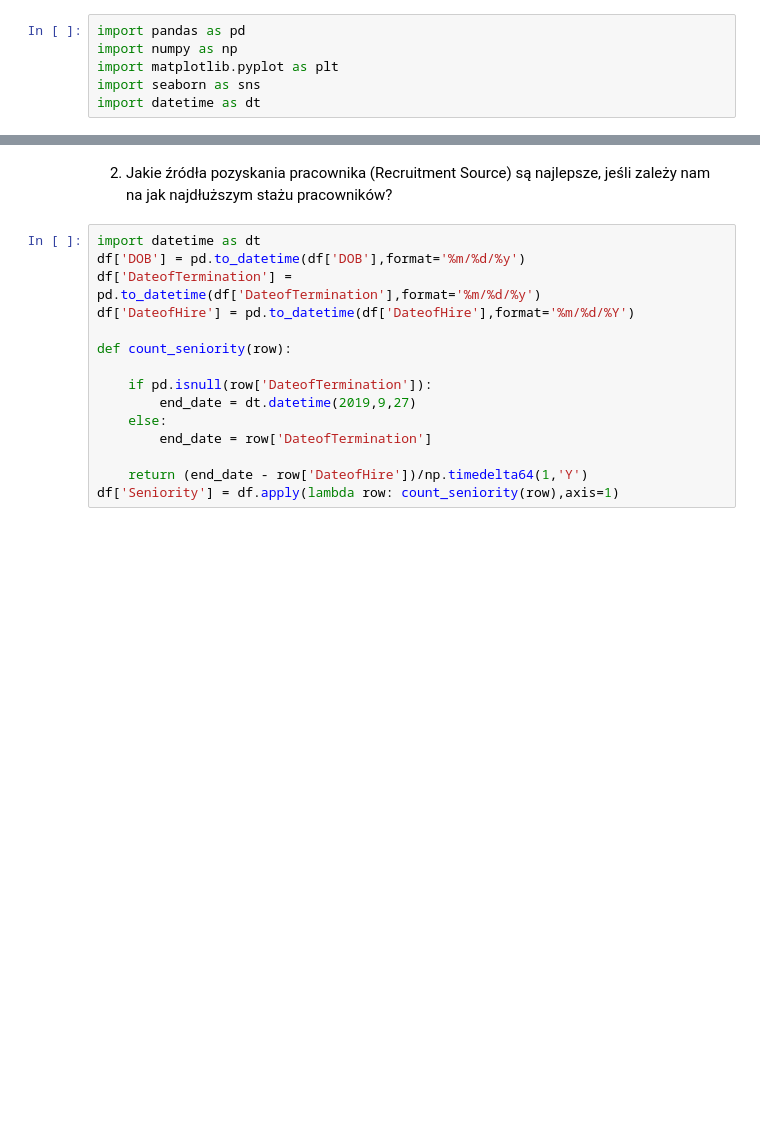
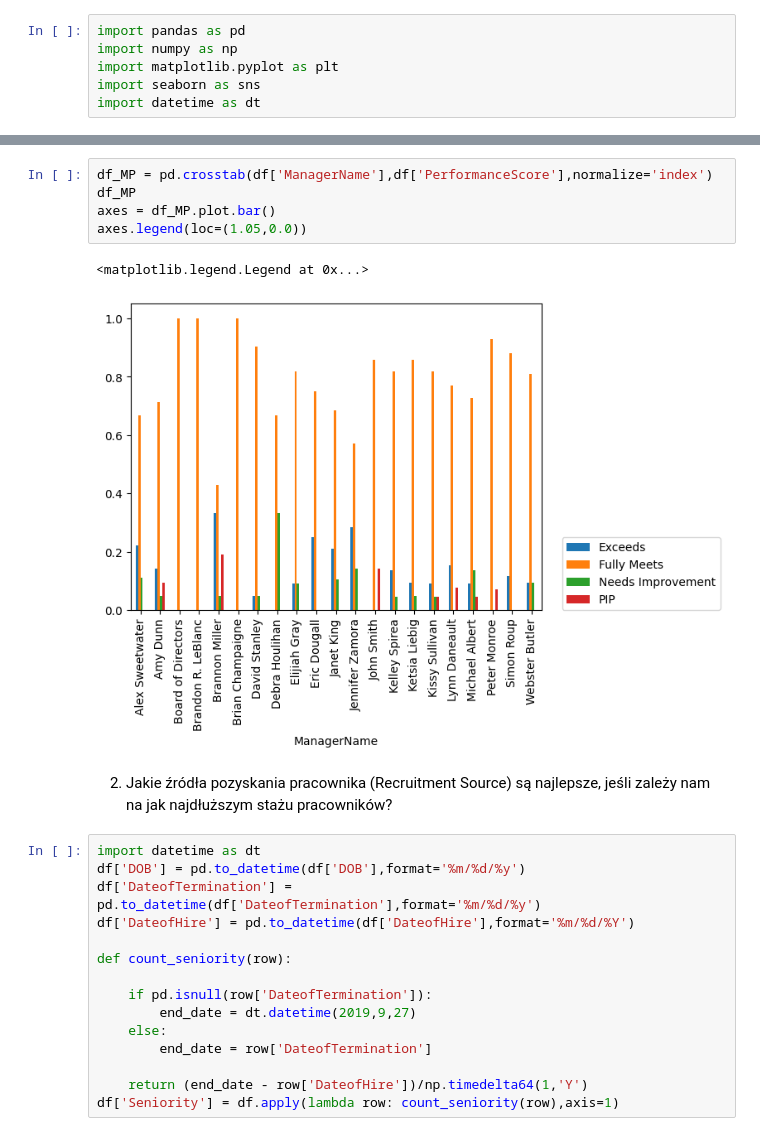
Before and after one commit to kulkaHD/repozytorium-Hani, a Jupyter notebook: zadanie_9.2.ipynb, the cells around one changed output, grey strips where cells are left out. Cells and saved outputs as stored; diff of their text form; blank space fills up the shorter version.

```diff
--- a/zadanie_9.2.ipynb
+++ b/zadanie_9.2.ipynb
@@ -46,3 +29,11 @@ df.corr()
+# %%
+df_MP = pd.crosstab(df['ManagerName'],df['PerformanceScore'],normalize='index')
+df_MP
+axes = df_MP.plot.bar()
+axes.legend(loc=(1.05,0.0))
+# %% [output]
+<matplotlib.legend.Legend at 0x...>
+[figure, added]
 # %% [markdown]
 2. Jakie źródła pozyskania pracownika (Recruitment Source) są najlepsze, jeśli zależy nam na jak najdłuższym stażu pracowników?
 # %%
```
Also changed, not shown: parts of 10 cells of this notebook.
